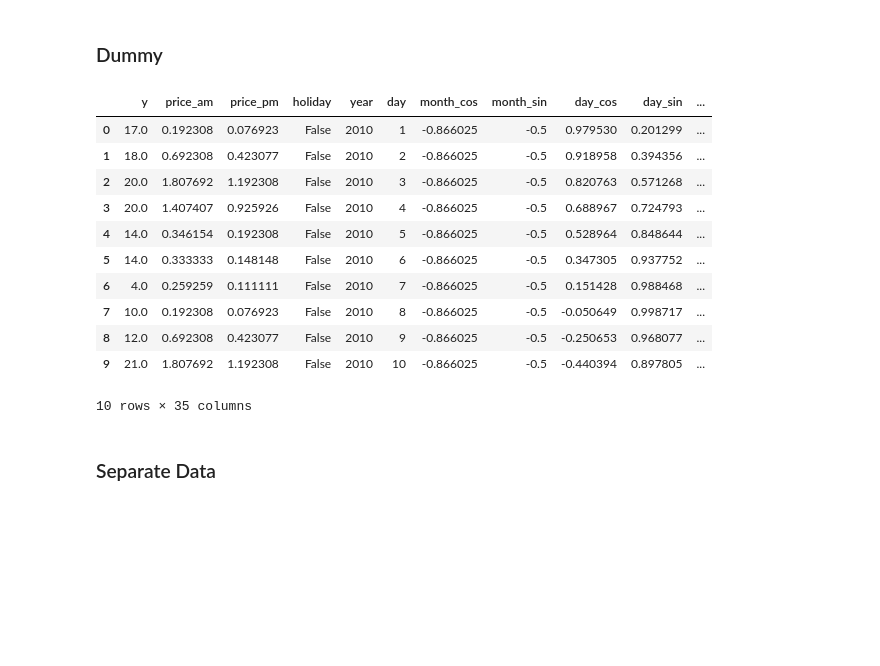
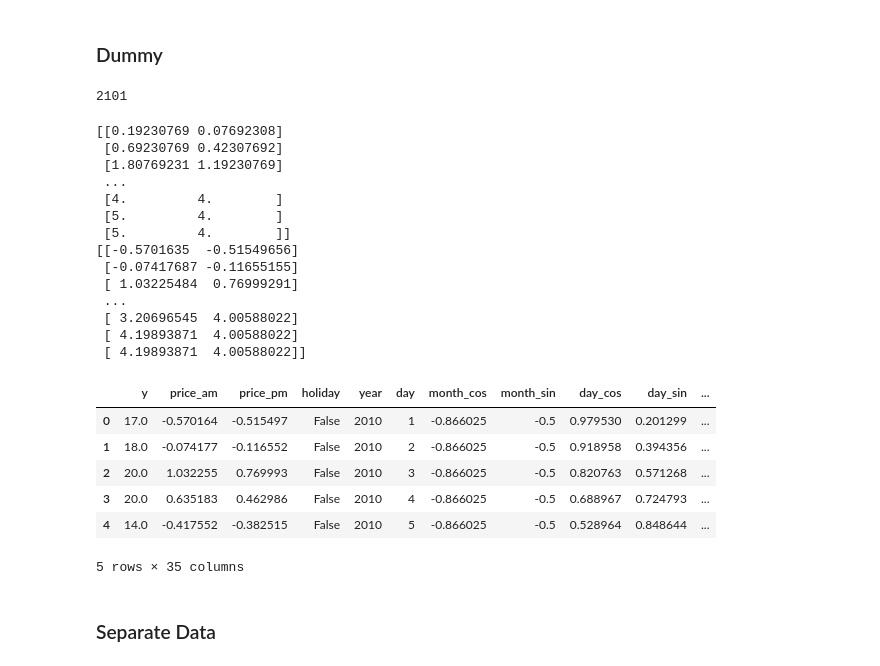
Before and after one commit to RooibosGood/signate, a Jupyter notebook: AppleHikkoshi/applehikkoshi.ipynb, the cells around one changed output. Cells and saved outputs as stored; diff of their text form; code cells hidden in the pictures; blank space fills up the shorter version.

```diff
--- a/AppleHikkoshi/applehikkoshi.ipynb
+++ b/AppleHikkoshi/applehikkoshi.ipynb
@@ -243,19 +243,51 @@ No handles with labels found to put in legend.
 df =pd.get_dummies(df, columns=categorical, drop_first=True)
 # %%
 df.head(10)
+len(train)
 # %% [output]
-|  | y | price_am | price_pm | holiday | year | day | month_cos | month_sin | day_cos | day_sin | ... |
-| 0 | 17.0 | 0.192308 | 0.076923 | False | 2010 | 1 | -0.866025 | -0.5 | 0.979530 | 0.201299 | ... |
-| 1 | 18.0 | 0.692308 | 0.423077 | False | 2010 | 2 | -0.866025 | -0.5 | 0.918958 | 0.394356 | ... |
-| 2 | 20.0 | 1.807692 | 1.192308 | False | 2010 | 3 | -0.866025 | -0.5 | 0.820763 | 0.571268 | ... |
-| 3 | 20.0 | 1.407407 | 0.925926 | False | 2010 | 4 | -0.866025 | -0.5 | 0.688967 | 0.724793 | ... |
-| 4 | 14.0 | 0.346154 | 0.192308 | False | 2010 | 5 | -0.866025 | -0.5 | 0.528964 | 0.848644 | ... |
-| 5 | 14.0 | 0.333333 | 0.148148 | False | 2010 | 6 | -0.866025 | -0.5 | 0.347305 | 0.937752 | ... |
-| 6 | 4.0 | 0.259259 | 0.111111 | False | 2010 | 7 | -0.866025 | -0.5 | 0.151428 | 0.988468 | ... |
-| 7 | 10.0 | 0.192308 | 0.076923 | False | 2010 | 8 | -0.866025 | -0.5 | -0.050649 | 0.998717 | ... |
-| 8 | 12.0 | 0.692308 | 0.423077 | False | 2010 | 9 | -0.866025 | -0.5 | -0.250653 | 0.968077 | ... |
-| 9 | 21.0 | 1.807692 | 1.192308 | False | 2010 | 10 | -0.866025 | -0.5 | -0.440394 | 0.897805 | ... |
-10 rows × 35 columns
+2101
+# %%
+#df[['price_am', 'price_pm']]
+from sklearn.preprocessing import StandardScaler
+scaler = StandardScaler()
+X_tmp = df[['price_am', 'price_pm']].to_numpy()
+X_train_tmp = X_tmp[:len(train)]
+X_test_tmp = X_tmp[len(train):]
+
+scaler.fit(X_train_tmp)
+X_train_scaled = scaler.transform(X_train_tmp)
+X_test_scaled = scaler.transform(X_test_tmp)
+
+print(X_train_tmp)
+print(X_train_scaled)
+
+df_train = pd.DataFrame(X_train_scaled)
+df_test = pd.DataFrame(X_test_scaled)
+#df_concat = pd.concat([df_train,df_test], sort=False)
+df[['price_am', 'price_pm']] = pd.concat([df_train,df_test], sort=False)
+df.head()
+# %% [output]
+[[0.19230769 0.07692308]
+ [0.69230769 0.42307692]
+ [1.80769231 1.19230769]
+ ...
+ [4.         4.        ]
+ [5.         4.        ]
+ [5.         4.        ]]
+[[-0.5701635  -0.51549656]
+ [-0.07417687 -0.11655155]
+ [ 1.03225484  0.76999291]
+ ...
+ [ 3.20696545  4.00588022]
+ [ 4.19893871  4.00588022]
+ [ 4.19893871  4.00588022]]
+|  | y | price_am | price_pm | holiday | year | day | month_cos | month_sin | day_cos | day_sin | ... |
+| 0 | 17.0 | -0.570164 | -0.515497 | False | 2010 | 1 | -0.866025 | -0.5 | 0.979530 | 0.201299 | ... |
+| 1 | 18.0 | -0.074177 | -0.116552 | False | 2010 | 2 | -0.866025 | -0.5 | 0.918958 | 0.394356 | ... |
+| 2 | 20.0 | 1.032255 | 0.769993 | False | 2010 | 3 | -0.866025 | -0.5 | 0.820763 | 0.571268 | ... |
+| 3 | 20.0 | 0.635183 | 0.462986 | False | 2010 | 4 | -0.866025 | -0.5 | 0.688967 | 0.724793 | ... |
+| 4 | 14.0 | -0.417552 | -0.382515 | False | 2010 | 5 | -0.866025 | -0.5 | 0.528964 | 0.848644 | ... |
+5 rows × 35 columns
 # %% [markdown]
 ### Separate Data
 # %%
```
Also changed, not shown: parts of 17 cells of this notebook.
